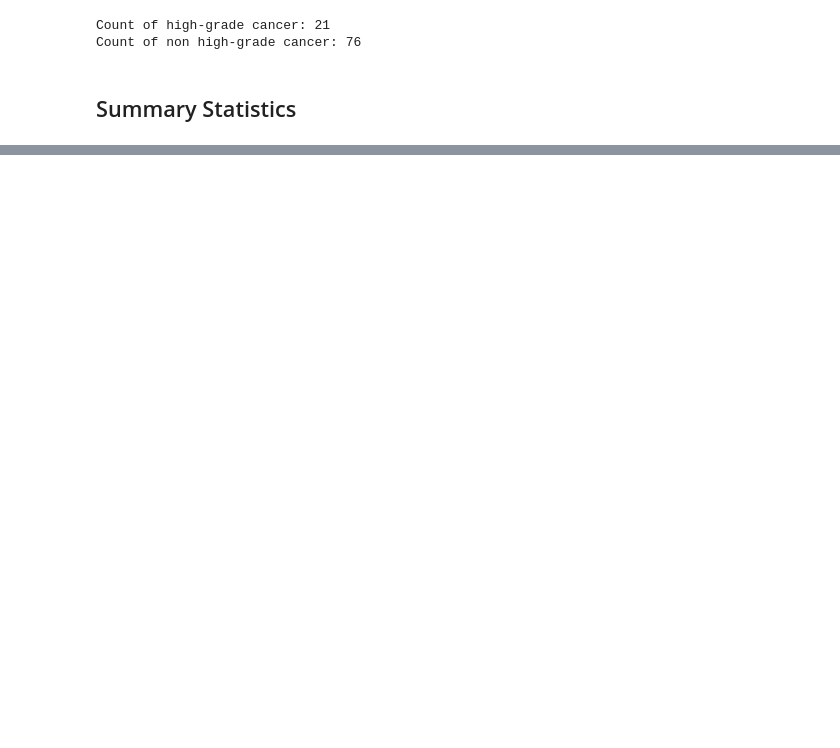
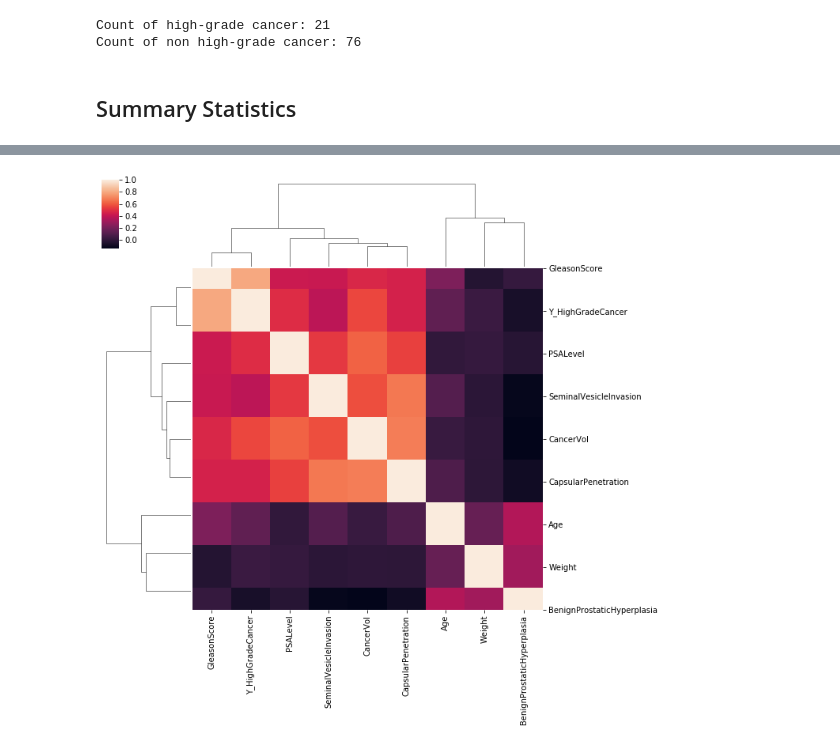
Before and after one commit to josiwala/prostate-cancer, a Jupyter notebook: notebooks/2.0-jo-data-exploration.ipynb, the cells around one changed output, grey strips where cells are left out. Saved outputs shown, nothing was run; the diff lists cells and outputs as text; code cells hidden in the pictures; blank space fills up the shorter version.

```diff
--- a/notebooks/2.0-jo-data-exploration.ipynb
+++ b/notebooks/2.0-jo-data-exploration.ipynb
@@ -104,0 +121,6 @@ df.describe()
+# %%
+import seaborn as sns
+
+sns.clustermap(df.corr());
+# %% [output]
+[figure, added]
```
Also changed, not shown: parts of 62 cells of this notebook, 4 other files.
